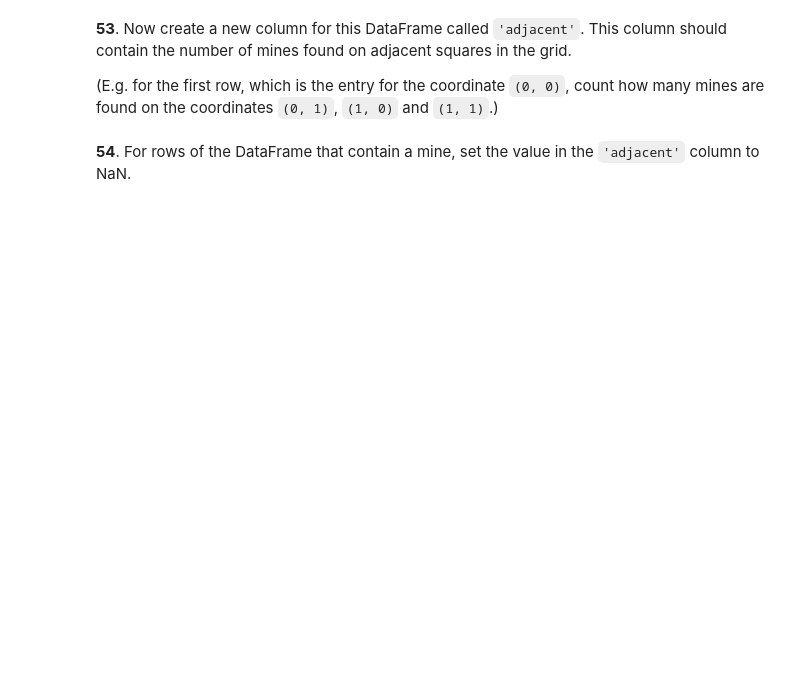
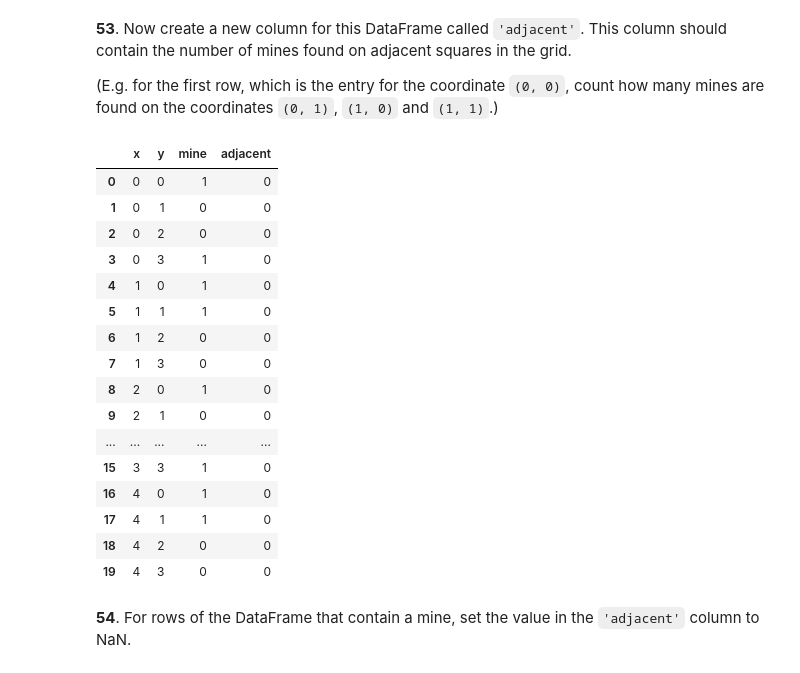
Before and after one commit to suicideBomber1/100-pandas-puzzles, a Jupyter notebook: 100-pandas-puzzles-suicideBomber1-solutions.ipynb, the cells around one changed output. Drawn from its saved outputs; the diff is of its cells as text; code cells hidden in the pictures; blank space fills up the shorter version.

````diff
--- a/100-pandas-puzzles-suicideBomber1-solutions.ipynb
+++ b/100-pandas-puzzles-suicideBomber1-solutions.ipynb
@@ -701,3 +806,8 @@ To begin, generate a DataFrame `df` with two columns, `'x'` and `'y'` containing
 1  0  1
 2  0  2
 ```
+# %%
+import itertools
+arr = ([x for x in itertools.product(range(5), range(4))])
+df = pd.DataFrame(arr, columns=list('xy'))
+df
@@ -704,2 +832,5 @@ To begin, generate a DataFrame `df` with two columns, `'x'` and `'y'` containing
 # %% [markdown]
 **52**. For this DataFrame `df`, create a new column of zeros (safe) and ones (mine). The probability of a mine occuring at each location should be 0.4.
+# %%
+df['mine'] = np.random.binomial(n=1, p=0.4, size=20)
+df
@@ -707,5 +856,27 @@ To begin, generate a DataFrame `df` with two columns, `'x'` and `'y'` containing
 **53**. Now create a new column for this DataFrame called `'adjacent'`. This column should contain the number of mines found on adjacent squares in the grid.
 
 (E.g. for the first row, which is the entry for the coordinate `(0, 0)`, count how many mines are found on the coordinates `(0, 1)`, `(1, 0)` and `(1, 1)`.)
+# %%
+# I did not still understand how to do this
+df['adjacent'] = np.zeros([20,], dtype=np.int32)
+df
+# %% [output]
+|  | x | y | mine | adjacent |
+| 0 | 0 | 0 | 1 | 0 |
+| 1 | 0 | 1 | 0 | 0 |
+| 2 | 0 | 2 | 0 | 0 |
+| 3 | 0 | 3 | 1 | 0 |
+| 4 | 1 | 0 | 1 | 0 |
+| 5 | 1 | 1 | 1 | 0 |
+| 6 | 1 | 2 | 0 | 0 |
+| 7 | 1 | 3 | 0 | 0 |
+| 8 | 2 | 0 | 1 | 0 |
+| 9 | 2 | 1 | 0 | 0 |
+| ... | ... | ... | ... | ... |
+| 15 | 3 | 3 | 1 | 0 |
+| 16 | 4 | 0 | 1 | 0 |
+| 17 | 4 | 1 | 1 | 0 |
+| 18 | 4 | 2 | 0 | 0 |
+| 19 | 4 | 3 | 0 | 0 |
 # %% [markdown]
 **54**. For rows of the DataFrame that contain a mine, set the value in the `'adjacent'` column to NaN.
````
Also changed, not shown: parts of 10 cells of this notebook.
